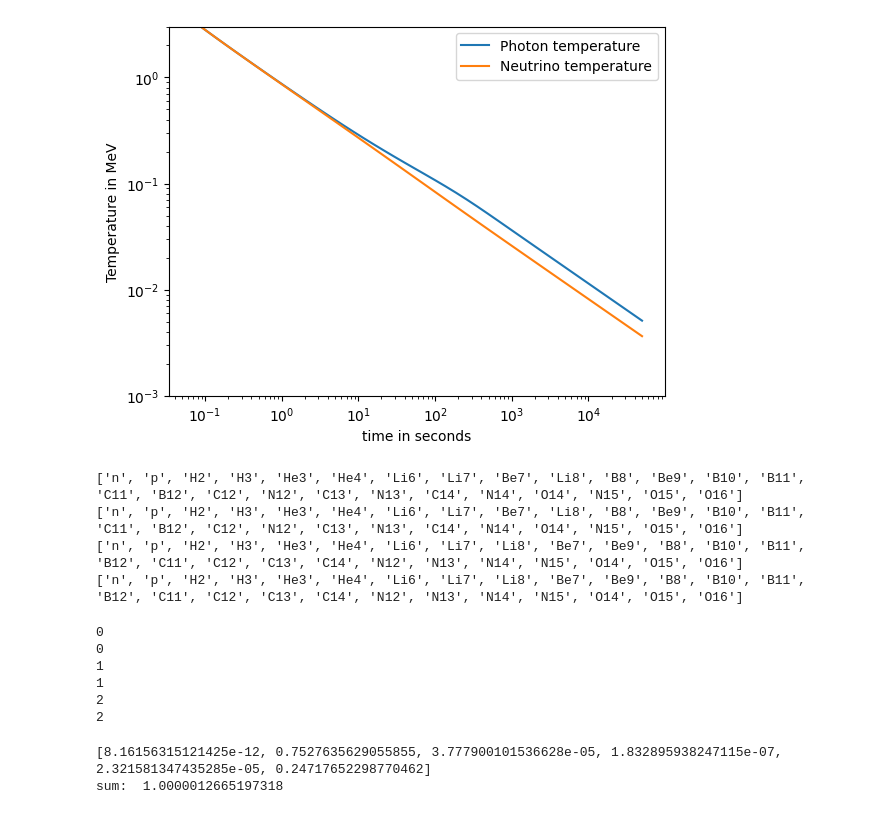
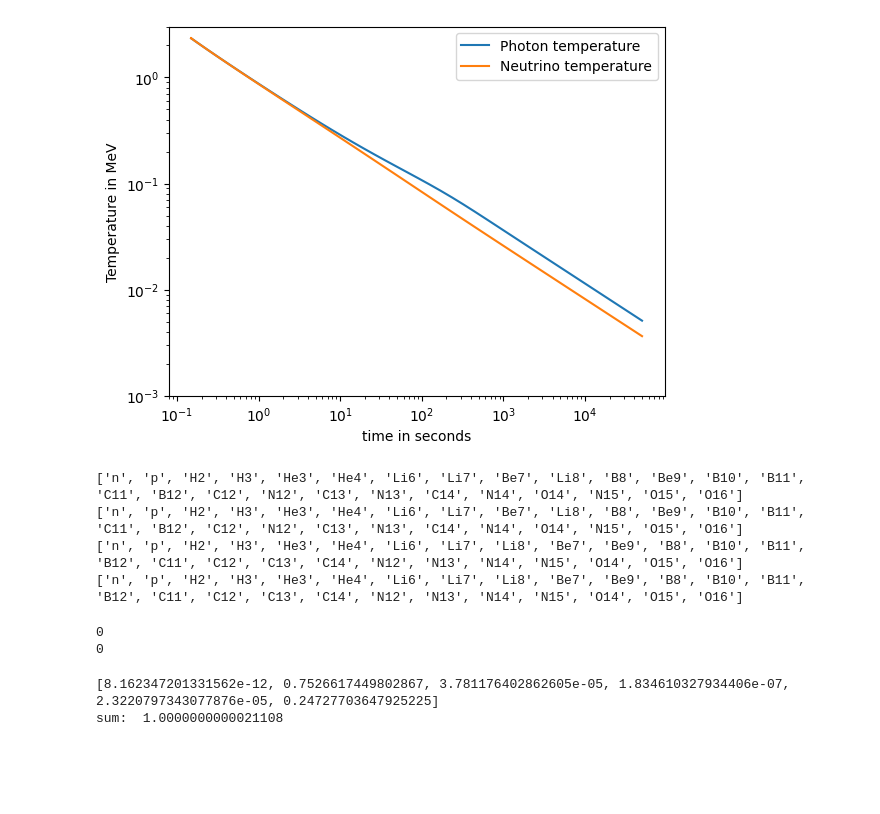
Before and after one commit to hansbdein/Speciale, a Jupyter notebook: Fullsize_highT_network.ipynb, the cells around one changed output. Cells and saved outputs as stored; diff of their text form; code cells hidden in the pictures; blank space fills up the shorter version.

```diff
--- a/Fullsize_highT_network.ipynb
+++ b/Fullsize_highT_network.ipynb
@@ -103,7 +103,7 @@ def P_gamma(T):     #photon pressure
 
 ### Initial conditions ###
 
-T_ini=3.5                     #initial temperature in MeV
+T_ini=27/TMeV2T9                     #initial temperature in MeV
 
 t_ini=1.226*10**21/T_ini**2 #initial time in hbar/MeV
 
@@ -222,34 +222,34 @@ plt.figure()
 plt.plot(sol.t/timeunit, sol.y[0], label='Photon temperature')
 
 # Test with completely radiation dominated universe
 t_space=sol.t
 T_approx=np.sqrt(1.226*10**21/t_space)
 #T_approx=1/np.sqrt(t_space/timeunit)/10.4*TMeV2T9
 plt.plot(t_space/timeunit, T_ini/sol.y[1], label='Neutrino temperature')
 
 
 #plot the scale factor
 #plt.plot(sol.t/timeunit, sol.y[2]/1e3, label='scale factor')
 
 #fix the axis
 plt.xlabel('time in seconds')
 plt.ylabel('Temperature in MeV')
 
 plt.xscale('log')
 plt.yscale('log')
 
 # plt.xlim((0.1, 2e5))
 plt.ylim((1e-3,3))
 
 plt.legend()
 plt.show()
 
 #plt.figure
 
 
 n_bparams=2
 # %% [output]
-[figure, old version]
+[figure, new version]
 # %%
 #import networks
 
@@ -379,9 +373,12 @@ soltime=np.array([t_ini])
 # %%
+#Solve the system
+#initial conditions
+solY=np.array([[T_ini],[1],[1/(np.exp(Q/T_ini)+1)],[1/(np.exp(-Q/T_ini)+1)]])
+soltime=np.array([t_ini])
 
-for i in range(3):
+for i in range(len(networks)):
 
     initial_param=get_Y_jac(solY[:,-1],i)
-    print(i)
     n_params=nNucs[i]+n_bparams
 
     #Give PyNucAstro jacobian nessecary parameters
@@ -408,10 +405,6 @@ for i in range(3):
 # %% [output]
 0
 0
-1
-1
-2
-2
 # %%
 #solving with full network
 
@@ -421,10 +414,10 @@ final_abun=[fabun[-1] for fabun in solY[n_bparams:]]
 
 
 print([final_abun[0],final_abun[1],2*final_abun[2],3*final_abun[3],3*final_abun[4],4*final_abun[5]])
-print('sum: ', sum(np.array(final_abun)*A))
+print('sum: ', sum(np.array(final_abun)*A[:fnNucs]))
 # %% [output]
-[8.16156315121425e-12, 0.7527635629055855, 3.777900101536628e-05, 1.832895938247115e-07, 2.321581347435285e-05, 0.24717652298770462]
-sum:  1.0000012665197318
+[8.162347201331562e-12, 0.7526617449802867, 3.781176402862605e-05, 1.834610327934406e-07, 2.3220797343077876e-05, 0.24727703647925225]
+sum:  1.0000000000021108
 # %%
 # Plot the results
 
```
Also changed, not shown: parts of 8 cells of this notebook, 8 other files.
